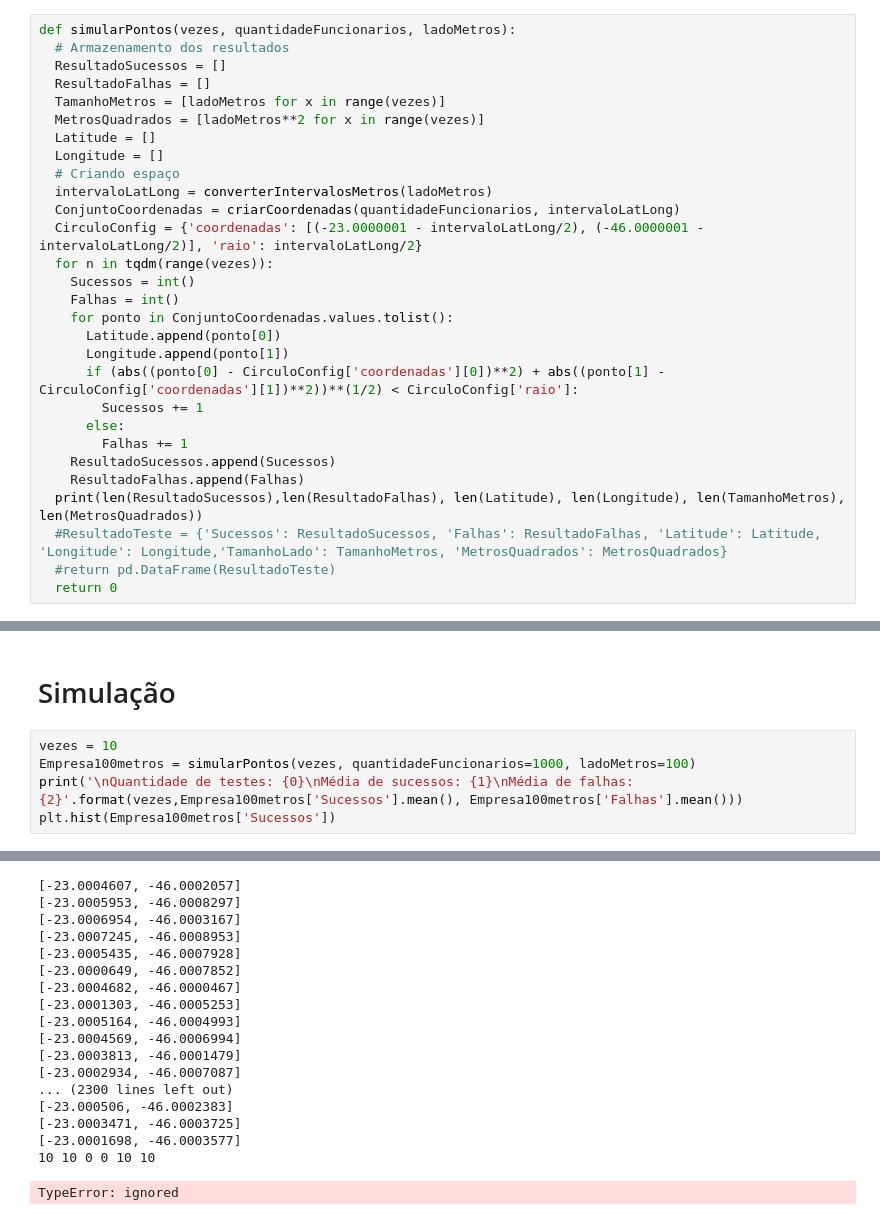
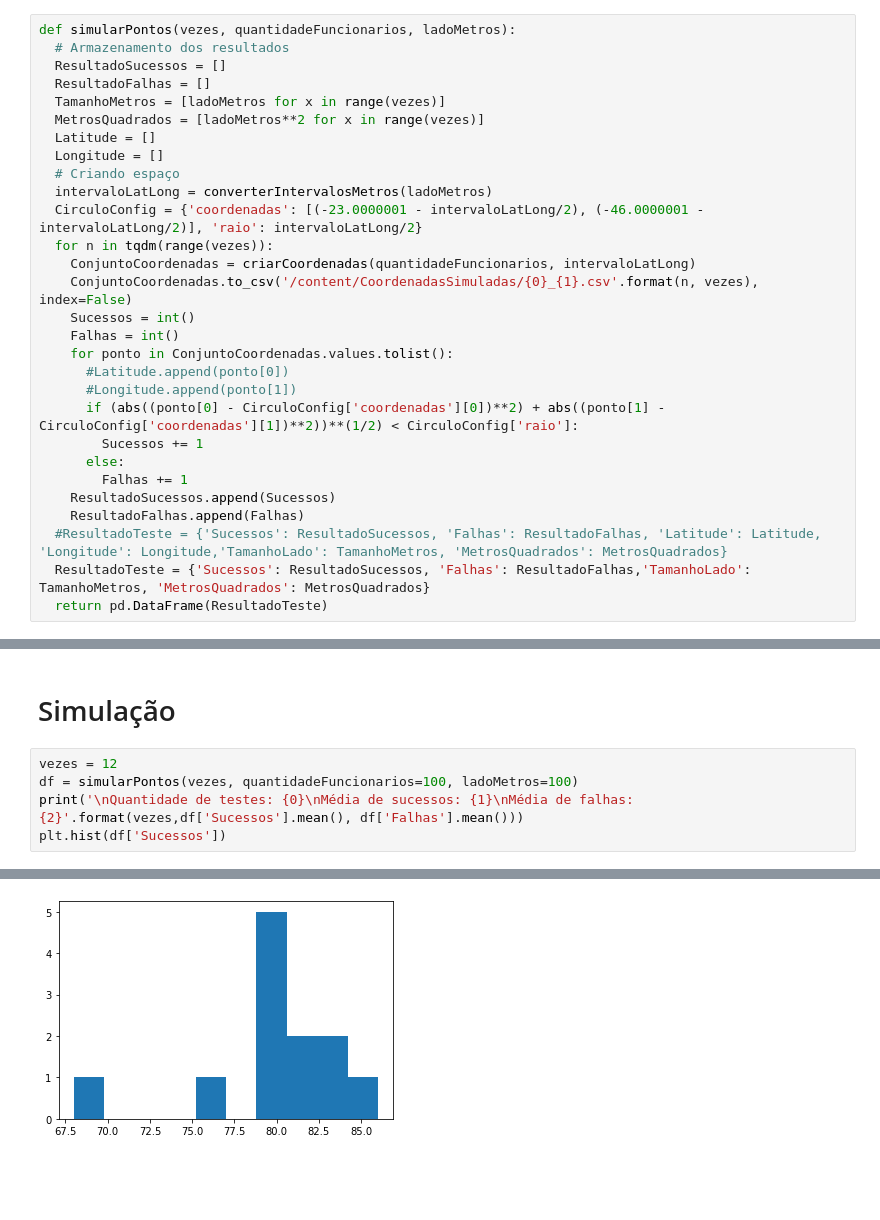
Before and after one commit to DanielCreeklear/Simulacao_misseis, a Jupyter notebook: Coordenadas.ipynb, the cells around one changed output, grey strips where cells are left out. Drawn from its saved outputs; the diff is of its cells as text; blank space fills up the shorter version.

```diff
--- a/Coordenadas.ipynb
+++ b/Coordenadas.ipynb
@@ -155,24 +156,24 @@ def simularPontos(vezes, quantidadeFuncionarios, ladoMetros):
   Longitude = []
   # Criando espaço
   intervaloLatLong = converterIntervalosMetros(ladoMetros)
-  ConjuntoCoordenadas = criarCoordenadas(quantidadeFuncionarios, intervaloLatLong)
   CirculoConfig = {'coordenadas': [(-23.0000001 - intervaloLatLong/2), (-46.0000001 - intervaloLatLong/2)], 'raio': intervaloLatLong/2}
   for n in tqdm(range(vezes)):
+    ConjuntoCoordenadas = criarCoordenadas(quantidadeFuncionarios, intervaloLatLong)
+    ConjuntoCoordenadas.to_csv('/content/CoordenadasSimuladas/{0}_{1}.csv'.format(n, vezes), index=False)
     Sucessos = int()
     Falhas = int()
     for ponto in ConjuntoCoordenadas.values.tolist():
-      Latitude.append(ponto[0])
-      Longitude.append(ponto[1])
+      #Latitude.append(ponto[0])
+      #Longitude.append(ponto[1])
       if (abs((ponto[0] - CirculoConfig['coordenadas'][0])**2) + abs((ponto[1] - CirculoConfig['coordenadas'][1])**2))**(1/2) < CirculoConfig['raio']:
         Sucessos += 1
       else:
         Falhas += 1
     ResultadoSucessos.append(Sucessos)
     ResultadoFalhas.append(Falhas)
-  print(len(ResultadoSucessos),len(ResultadoFalhas), len(Latitude), len(Longitude), len(TamanhoMetros), len(MetrosQuadrados))
   #ResultadoTeste = {'Sucessos': ResultadoSucessos, 'Falhas': ResultadoFalhas, 'Latitude': Latitude, 'Longitude': Longitude,'TamanhoLado': TamanhoMetros, 'MetrosQuadrados': MetrosQuadrados}
-  #return pd.DataFrame(ResultadoTeste)
-  return 0
+  ResultadoTeste = {'Sucessos': ResultadoSucessos, 'Falhas': ResultadoFalhas,'TamanhoLado': TamanhoMetros, 'MetrosQuadrados': MetrosQuadrados}
+  return pd.DataFrame(ResultadoTeste)
 # %% [markdown]
 # Teste visual
 # %%
@@ -205,8 +206,8 @@ Falhas: 3
 # %% [markdown]
 # Simulação
 # %%
-vezes = 10
-Empresa100metros = simularPontos(vezes, quantidadeFuncionarios=1000, ladoMetros=100)
-print('\nQuantidade de testes: {0}\nMédia de sucessos: {1}\nMédia de falhas: {2}'.format(vezes,Empresa100metros['Sucessos'].mean(), Empresa100metros['Falhas'].mean()))
-plt.hist(Empresa100metros['Sucessos'])
+vezes = 12
+df = simularPontos(vezes, quantidadeFuncionarios=100, ladoMetros=100)
+print('\nQuantidade de testes: {0}\nMédia de sucessos: {1}\nMédia de falhas: {2}'.format(vezes,df['Sucessos'].mean(), df['Falhas'].mean()))
+plt.hist(df['Sucessos'])
 # %% [output]
@@ -281,18 +220 @@ plt.hist(Empresa100metros['Sucessos'])
-[-23.0004607, -46.0002057]
-[-23.0005953, -46.0008297]
-[-23.0006954, -46.0003167]
-[-23.0007245, -46.0008953]
-[-23.0005435, -46.0007928]
-[-23.0000649, -46.0007852]
-[-23.0004682, -46.0000467]
-[-23.0001303, -46.0005253]
-[-23.0005164, -46.0004993]
-[-23.0004569, -46.0006994]
-[-23.0003813, -46.0001479]
-[-23.0002934, -46.0007087]
-... (2300 lines left out)
-[-23.000506, -46.0002383]
-[-23.0003471, -46.0003725]
-[-23.0001698, -46.0003577]
-10 10 0 0 10 10
-TypeError: ignored
+[figure, added]
```
Also changed, not shown: parts of 3 cells of this notebook.
